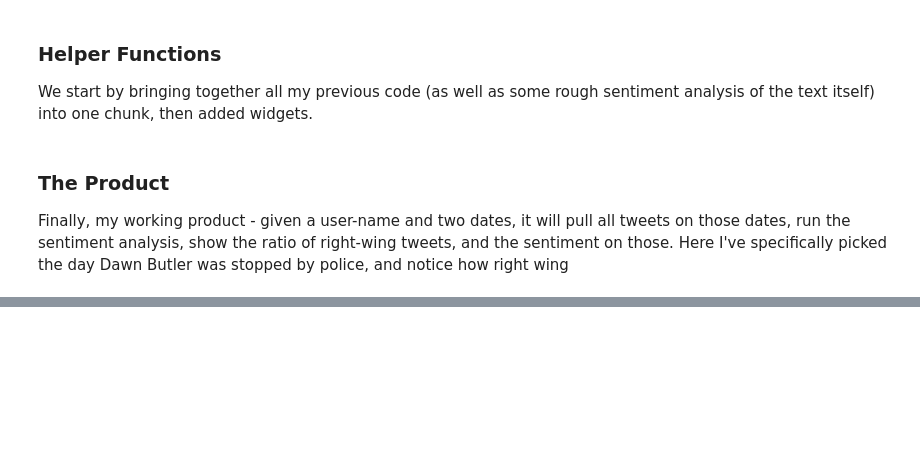
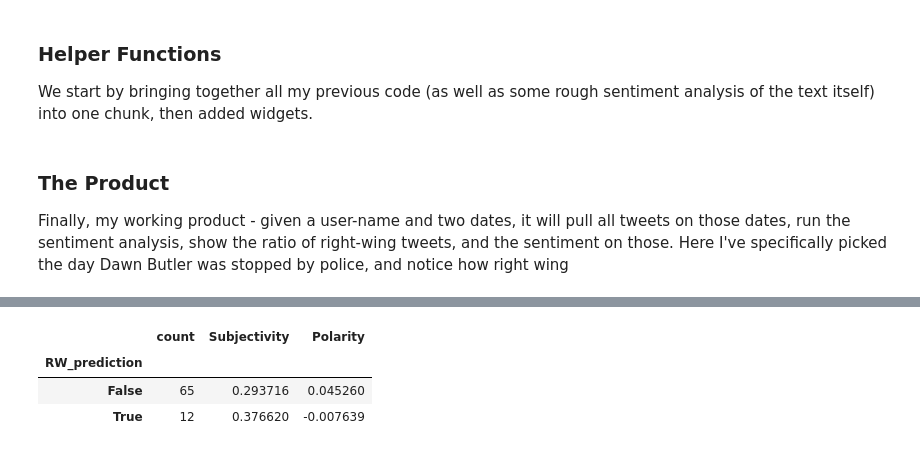
Before and after one commit to AndreasThinks/ML_sentiment_analysis, a Jupyter notebook: FastAI_Twitter_Sentiment_Analysis_Tutorial_Post.ipynb, the cells around one changed output, grey strips where cells are left out. Drawn from its saved outputs; the diff is of its cells as text; code cells hidden in the pictures; blank space fills up the shorter version.

```diff
--- a/FastAI_Twitter_Sentiment_Analysis_Tutorial_Post.ipynb
+++ b/FastAI_Twitter_Sentiment_Analysis_Tutorial_Post.ipynb
@@ -422,0 +442,2 @@ VBox(children=(Label(value='Tweet Monitor'), Text(value='@metpoliceuk', descript
+# %%
+grouped_by_RW, fig1, fig2, final = run_process("@GuidoFawkes", "2020-08-09","2020-08-10")
@@ -422,0 +458,7 @@ VBox(children=(Label(value='Tweet Monitor'), Text(value='@metpoliceuk', descript
+# %%
+grouped_by_RW
+# %% [output]
+|  | count | Subjectivity | Polarity |
+| RW_prediction |  |  |  |
+| False | 65 | 0.293716 | 0.045260 |
+| True | 12 | 0.376620 | -0.007639 |
```
Also changed, not shown: parts of 12 cells of this notebook.
